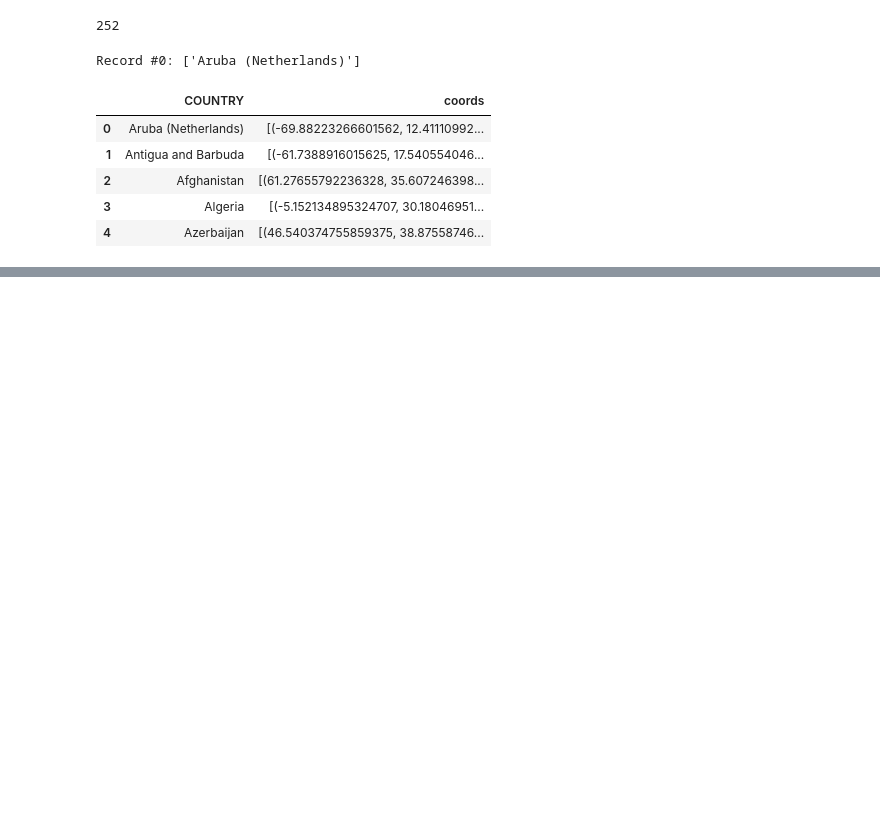
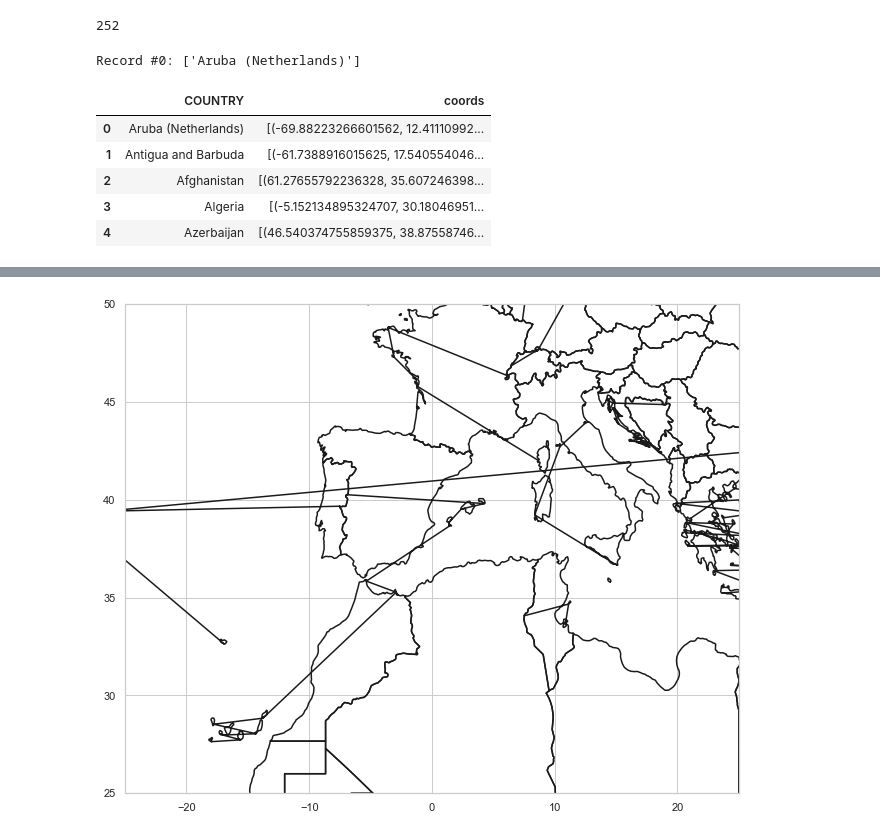
Before and after one commit to cesarvila/population, a Jupyter notebook: popu.ipynb, the cells around one changed output, grey strips where cells are left out. Cells and saved outputs as stored; diff of their text form; code cells hidden in the pictures; blank space fills up the shorter version.

```diff
--- a/popu.ipynb
+++ b/popu.ipynb
@@ -396,0 +405,8 @@ AttributeError: module 'sup_func' has no attribute 'plot_shape'
+# %%
+y_lim = (25,50)
+# latitude
+x_lim = (-25, 25)
+# longitude
+sfu.plot_map(sf, x_lim, y_lim)
+# %% [output]
+[figure, added]
```
Also changed, not shown: parts of 16 cells of this notebook, 1 other file.
